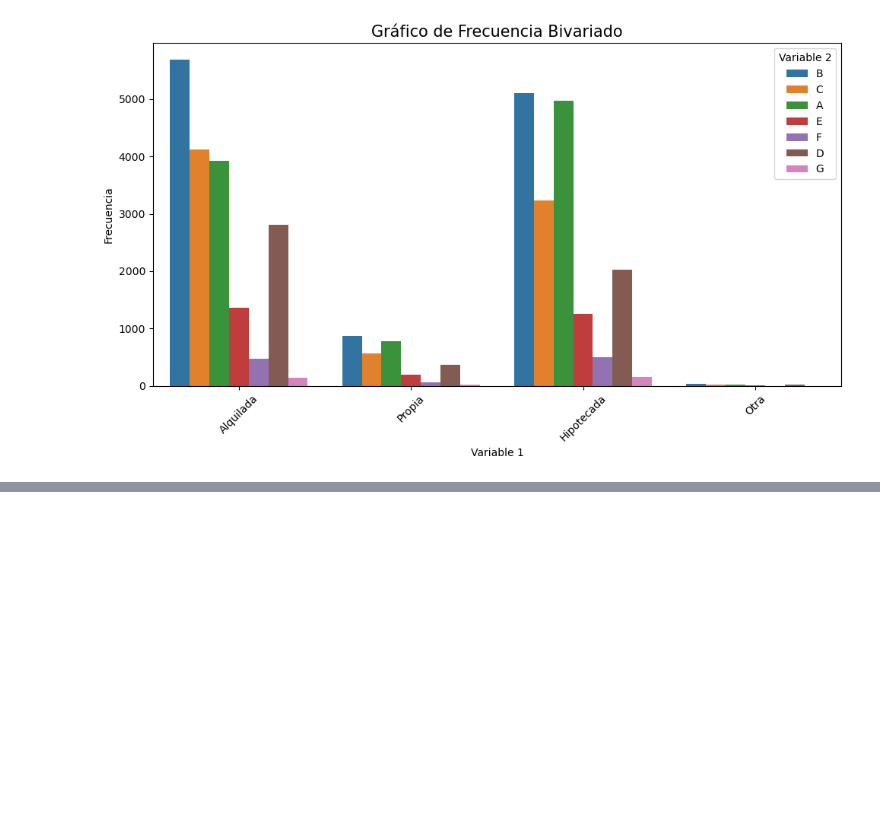
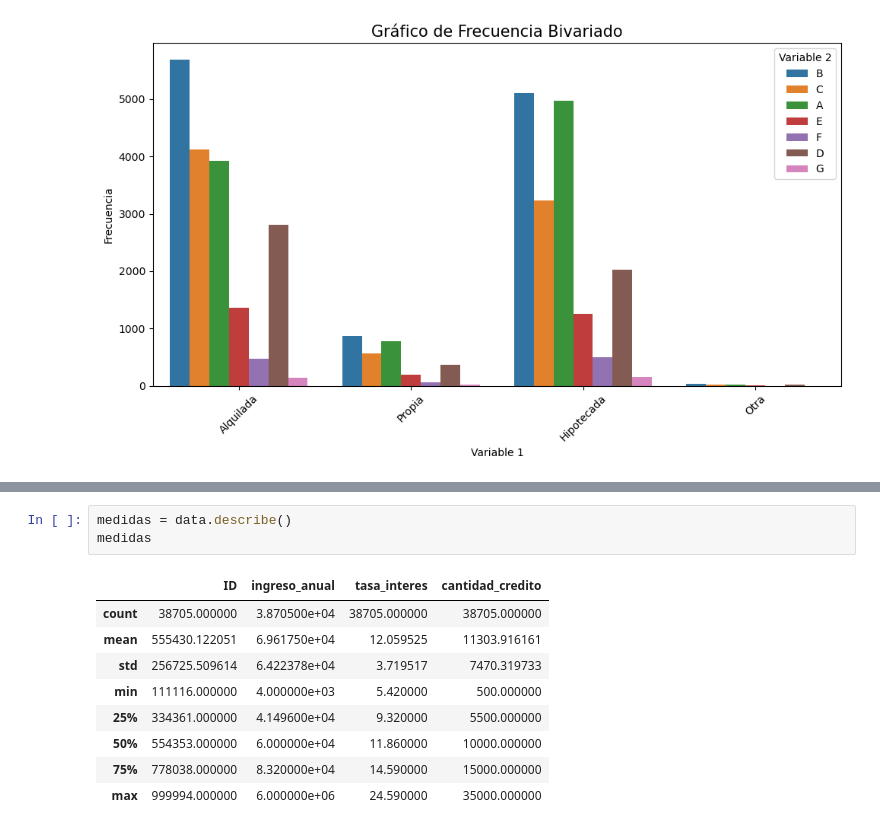
Before and after one commit to SoyJuanDuenas/Amount_loan_ML_Model, a Jupyter notebook: Untitled.ipynb, the cells around one changed output, grey strips where cells are left out. Cells and saved outputs as stored; diff of their text form; blank space fills up the shorter version.

```diff
--- a/Untitled.ipynb
+++ b/Untitled.ipynb
@@ -193,0 +283,13 @@ plt.show()
+# %%
+medidas = data.describe()
+medidas
+# %% [output]
+|  | ID | ingreso_anual | tasa_interes | cantidad_credito |
+| count | 38705.000000 | 3.870500e+04 | 38705.000000 | 38705.000000 |
+| mean | 555430.122051 | 6.961750e+04 | 12.059525 | 11303.916161 |
+| std | 256725.509614 | 6.422378e+04 | 3.719517 | 7470.319733 |
+| min | 111116.000000 | 4.000000e+03 | 5.420000 | 500.000000 |
+| 25% | 334361.000000 | 4.149600e+04 | 9.320000 | 5500.000000 |
+| 50% | 554353.000000 | 6.000000e+04 | 11.860000 | 10000.000000 |
+| 75% | 778038.000000 | 8.320000e+04 | 14.590000 | 15000.000000 |
+| max | 999994.000000 | 6.000000e+06 | 24.590000 | 35000.000000 |
```
Also changed, not shown: parts of 10 cells of this notebook.
